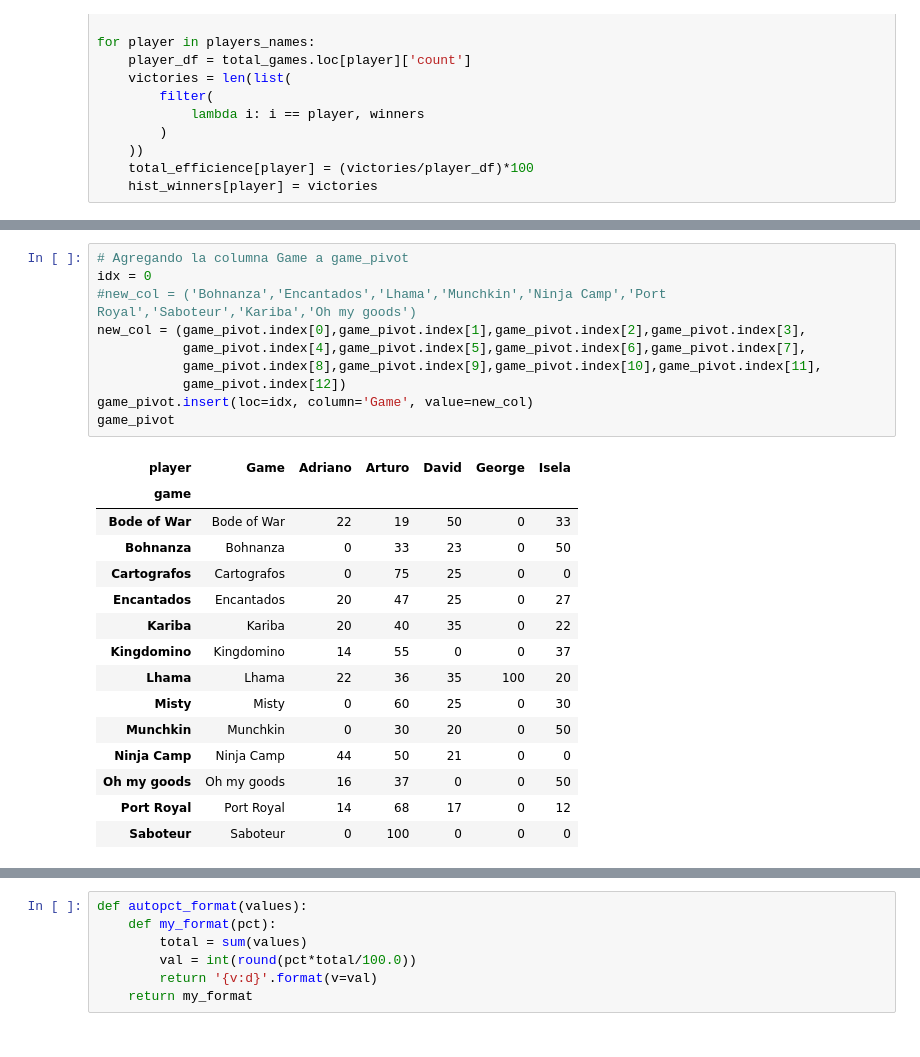
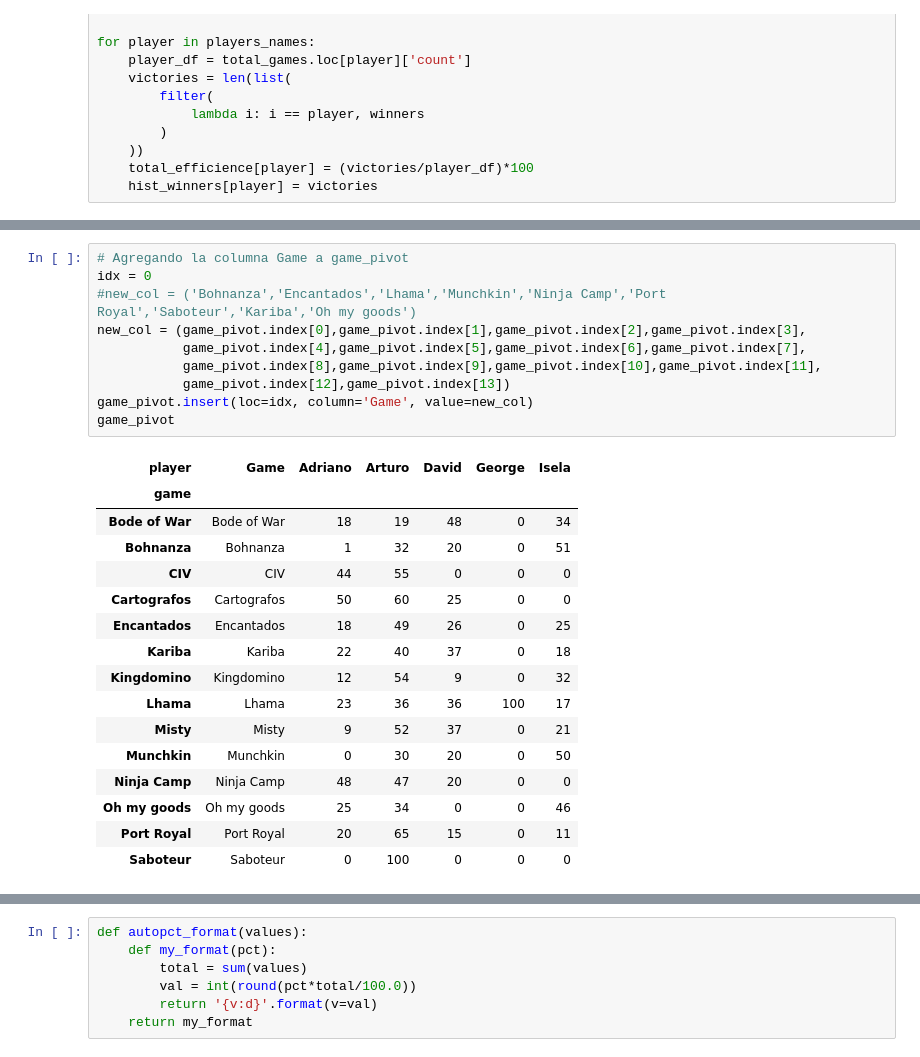
Before and after one commit to mhacarthur/card-game-stats, a Jupyter notebook: statistics.ipynb, the cells around one changed output, grey strips where cells are left out. Cells and saved outputs as stored; diff of their text form.

```diff
--- a/statistics.ipynb
+++ b/statistics.ipynb
@@ -296,28 +302,29 @@ game_pivot
 # %%
 # Agregando la columna Game a game_pivot
 idx = 0
 #new_col = ('Bohnanza','Encantados','Lhama','Munchkin','Ninja Camp','Port Royal','Saboteur','Kariba','Oh my goods')
 new_col = (game_pivot.index[0],game_pivot.index[1],game_pivot.index[2],game_pivot.index[3],
            game_pivot.index[4],game_pivot.index[5],game_pivot.index[6],game_pivot.index[7],
            game_pivot.index[8],game_pivot.index[9],game_pivot.index[10],game_pivot.index[11],
-           game_pivot.index[12])
+           game_pivot.index[12],game_pivot.index[13])
 game_pivot.insert(loc=idx, column='Game', value=new_col)
 game_pivot
 # %% [output]
 | player | Game | Adriano | Arturo | David | George | Isela |
 | game |  |  |  |  |  |  |
-| Bode of War | Bode of War | 22 | 19 | 50 | 0 | 33 |
-| Bohnanza | Bohnanza | 0 | 33 | 23 | 0 | 50 |
-| Cartografos | Cartografos | 0 | 75 | 25 | 0 | 0 |
-| Encantados | Encantados | 20 | 47 | 25 | 0 | 27 |
-| Kariba | Kariba | 20 | 40 | 35 | 0 | 22 |
-| Kingdomino | Kingdomino | 14 | 55 | 0 | 0 | 37 |
-| Lhama | Lhama | 22 | 36 | 35 | 100 | 20 |
-| Misty | Misty | 0 | 60 | 25 | 0 | 30 |
+| Bode of War | Bode of War | 18 | 19 | 48 | 0 | 34 |
+| Bohnanza | Bohnanza | 1 | 32 | 20 | 0 | 51 |
+| CIV | CIV | 44 | 55 | 0 | 0 | 0 |
+| Cartografos | Cartografos | 50 | 60 | 25 | 0 | 0 |
+| Encantados | Encantados | 18 | 49 | 26 | 0 | 25 |
+| Kariba | Kariba | 22 | 40 | 37 | 0 | 18 |
+| Kingdomino | Kingdomino | 12 | 54 | 9 | 0 | 32 |
+| Lhama | Lhama | 23 | 36 | 36 | 100 | 17 |
+| Misty | Misty | 9 | 52 | 37 | 0 | 21 |
 | Munchkin | Munchkin | 0 | 30 | 20 | 0 | 50 |
-| Ninja Camp | Ninja Camp | 44 | 50 | 21 | 0 | 0 |
-| Oh my goods | Oh my goods | 16 | 37 | 0 | 0 | 50 |
-| Port Royal | Port Royal | 14 | 68 | 17 | 0 | 12 |
+| Ninja Camp | Ninja Camp | 48 | 47 | 20 | 0 | 0 |
+| Oh my goods | Oh my goods | 25 | 34 | 0 | 0 | 46 |
+| Port Royal | Port Royal | 20 | 65 | 15 | 0 | 11 |
 | Saboteur | Saboteur | 0 | 100 | 0 | 0 | 0 |
 # %%
 fig,ax = render_mpl_table(game_pivot, header_columns=0, col_width=2.0,cellLoc='center')
```
Also changed, not shown: parts of 20 cells of this notebook, 12 other files.
